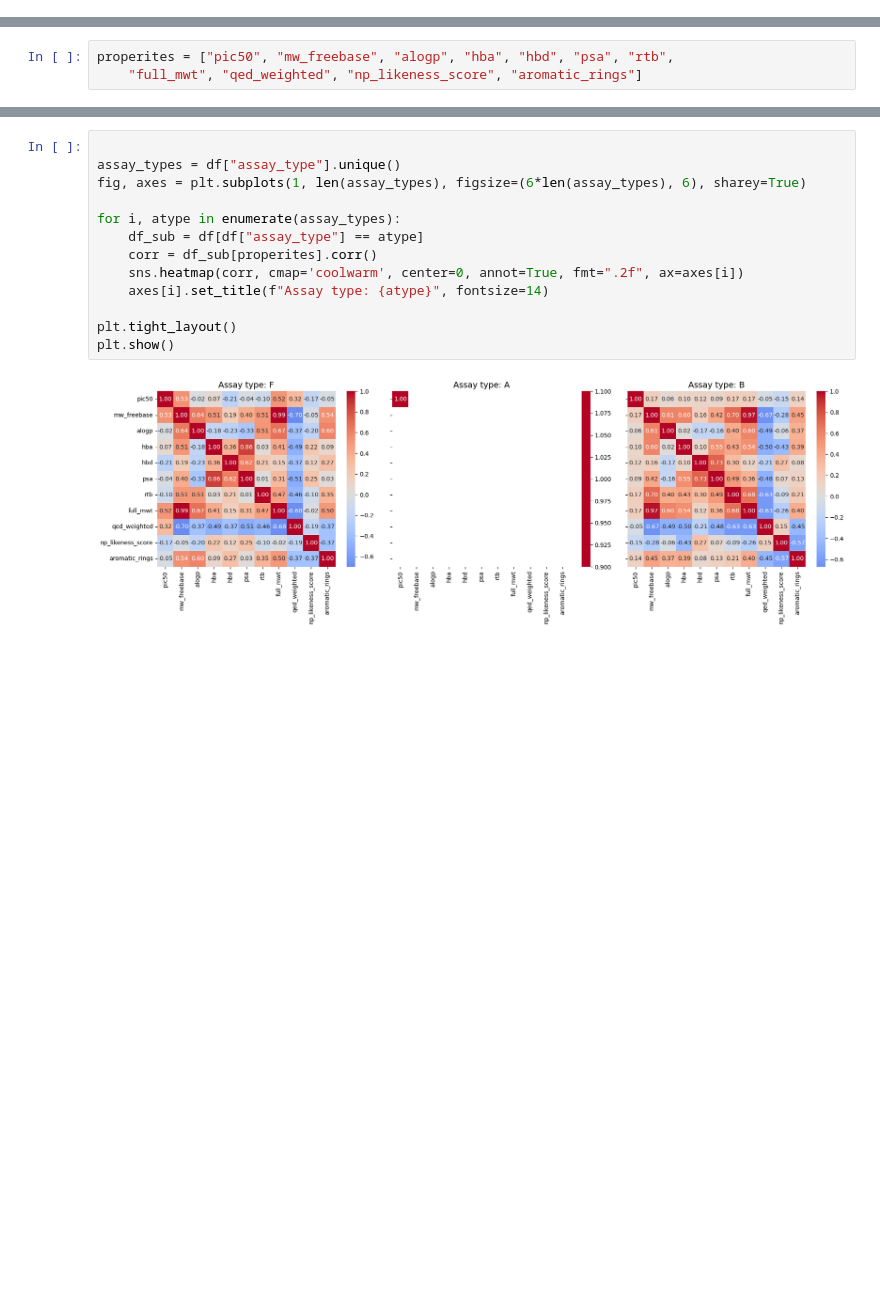
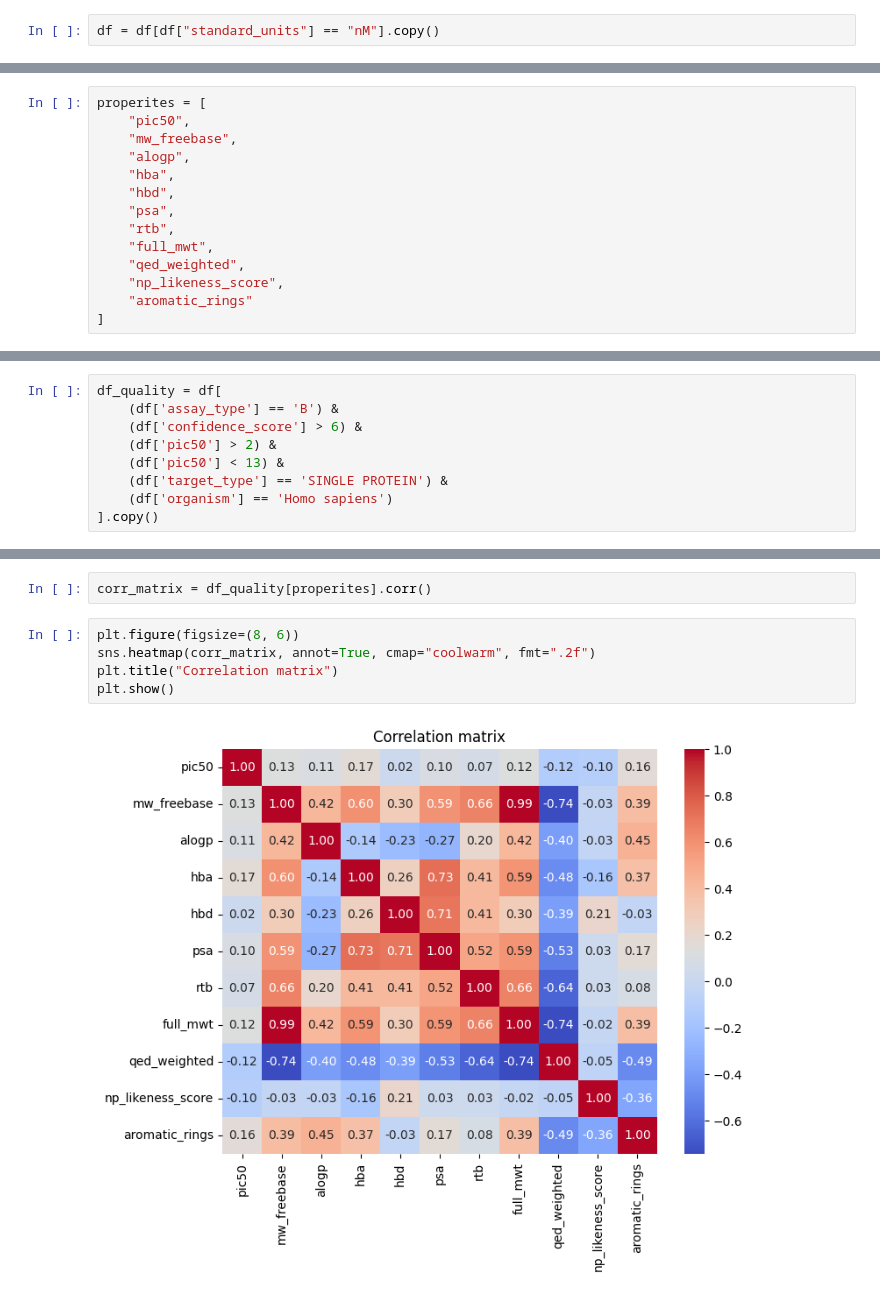
Before and after one commit to Shintenza/chembl-ic50, a Jupyter notebook: notebooks/chembl_36-eda.ipynb, the cells around one changed output, grey strips where cells are left out. Saved outputs shown, nothing was run; the diff lists cells and outputs as text; blank space fills up the shorter version.

```diff
--- a/notebooks/chembl_36-eda.ipynb
+++ b/notebooks/chembl_36-eda.ipynb
@@ -187 +117,3 @@ df["pic50"] = df.apply(lambda x: convert_ic50_to_pic50(x.ic50), axis=1)
+# %%
+df = df[df["standard_units"] == "nM"].copy()
 # %%
@@ -253,3 +218,14 @@ plt.show()
 # %%
-properites = ["pic50", "mw_freebase", "alogp", "hba", "hbd", "psa", "rtb",
-    "full_mwt", "qed_weighted", "np_likeness_score", "aromatic_rings"]
+properites = [
+    "pic50",
+    "mw_freebase",
+    "alogp",
+    "hba",
+    "hbd",
+    "psa",
+    "rtb",
+    "full_mwt",
+    "qed_weighted",
+    "np_likeness_score",
+    "aromatic_rings"
+]
@@ -338,0 +256,9 @@ plt.show()
+# %%
+df_quality = df[
+    (df['assay_type'] == 'B') &
+    (df['confidence_score'] > 6) &
+    (df['pic50'] > 2) &
+    (df['pic50'] < 13) &
+    (df['target_type'] == 'SINGLE PROTEIN') &
+    (df['organism'] == 'Homo sapiens')
+].copy()
@@ -339,15 +269,9 @@ plt.show()
+# %%
+corr_matrix = df_quality[properites].corr()
 # %%
-
-assay_types = df["assay_type"].unique()
-fig, axes = plt.subplots(1, len(assay_types), figsize=(6*len(assay_types), 6), sharey=True)
-
-for i, atype in enumerate(assay_types):
-    df_sub = df[df["assay_type"] == atype]
-    corr = df_sub[properites].corr()
-    sns.heatmap(corr, cmap='coolwarm', center=0, annot=True, fmt=".2f", ax=axes[i])
-    axes[i].set_title(f"Assay type: {atype}", fontsize=14)
-
-plt.tight_layout()
+plt.figure(figsize=(8, 6))
+sns.heatmap(corr_matrix, annot=True, cmap="coolwarm", fmt=".2f")
+plt.title("Correlation matrix")
 plt.show()
 # %% [output]
-[figure, old version]
+[figure, new version]
```
Also changed, not shown: parts of 50 cells of this notebook, 1 other file.
